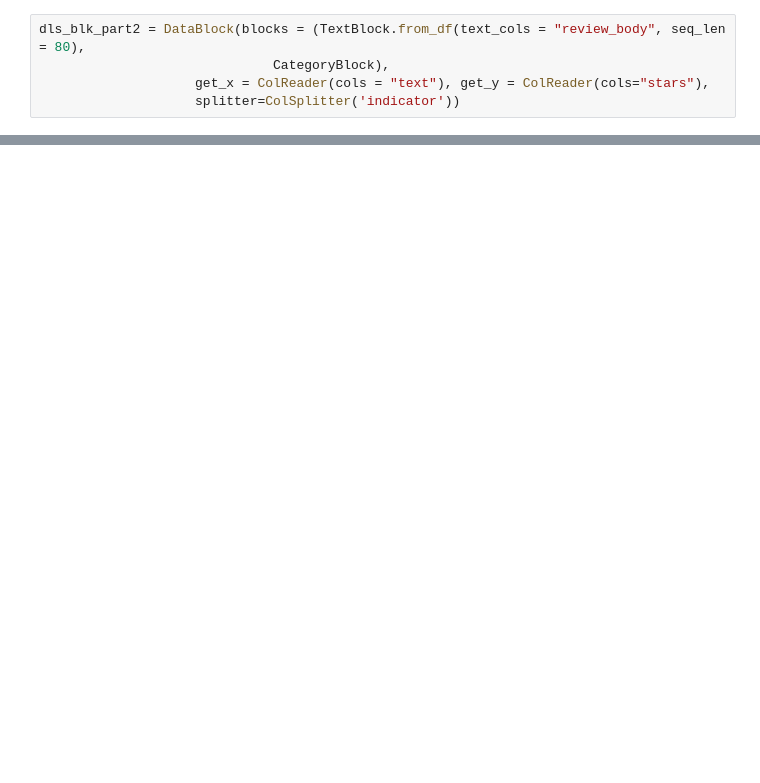
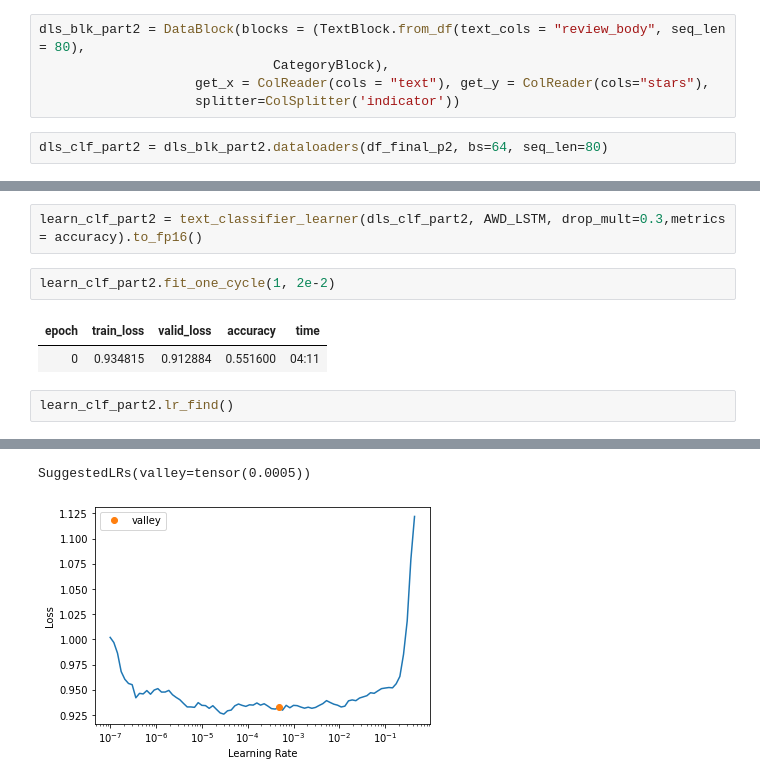
Before and after one commit to imceballos/udd_homeworks, a Jupyter notebook: Tarea2_MLAplicado.ipynb, the cells around one changed output, grey strips where cells are left out. Saved outputs shown, nothing was run; the diff lists cells and outputs as text; blank space fills up the shorter version.

```diff
--- a/Tarea2_MLAplicado.ipynb
+++ b/Tarea2_MLAplicado.ipynb
@@ -455,3 +457,5 @@ dls_blk_part2 = DataBlock(blocks = (TextBlock.from_df(text_cols = "review_body",
                               CategoryBlock),
                     get_x = ColReader(cols = "text"), get_y = ColReader(cols="stars"),
                     splitter=ColSplitter('indicator'))
+# %%
+dls_clf_part2 = dls_blk_part2.dataloaders(df_final_p2, bs=64, seq_len=80)
@@ -457,0 +464,10 @@ dls_blk_part2 = DataBlock(blocks = (TextBlock.from_df(text_cols = "review_body",
+# %%
+learn_clf_part2 = text_classifier_learner(dls_clf_part2, AWD_LSTM, drop_mult=0.3,metrics = accuracy).to_fp16()
+# %%
+learn_clf_part2.fit_one_cycle(1, 2e-2)
+# %% [output]
+| epoch | train_loss | valid_loss | accuracy | time |
+| 0 | 0.934815 | 0.912884 | 0.551600 | 04:11 |
+# %%
+learn_clf_part2.lr_find()
+# %% [output]
@@ -457,0 +475,2 @@ dls_blk_part2 = DataBlock(blocks = (TextBlock.from_df(text_cols = "review_body",
+SuggestedLRs(valley=tensor(0.0005))
+[figure, added]
```
Also changed, not shown: parts of 28 cells of this notebook.
